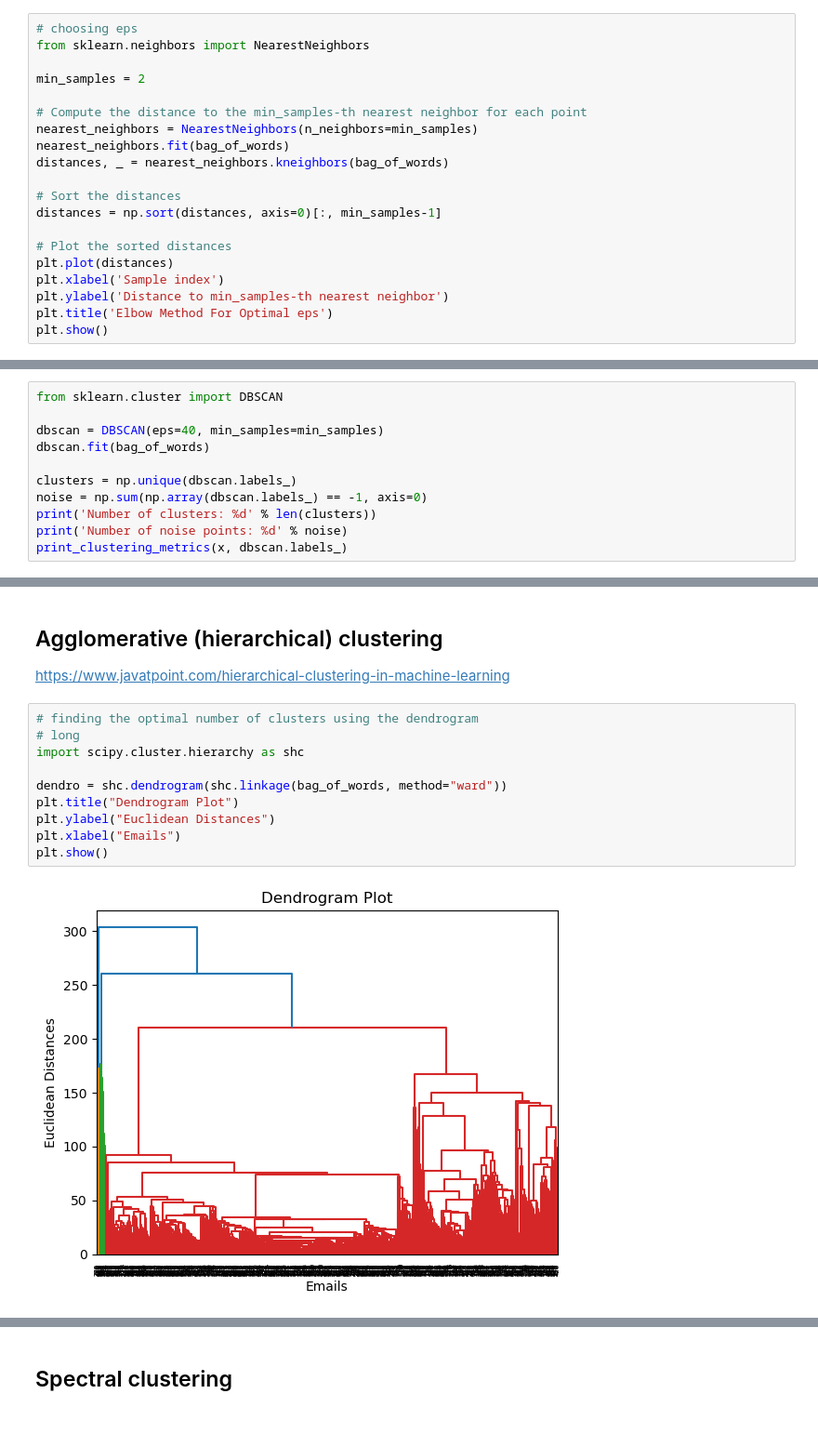
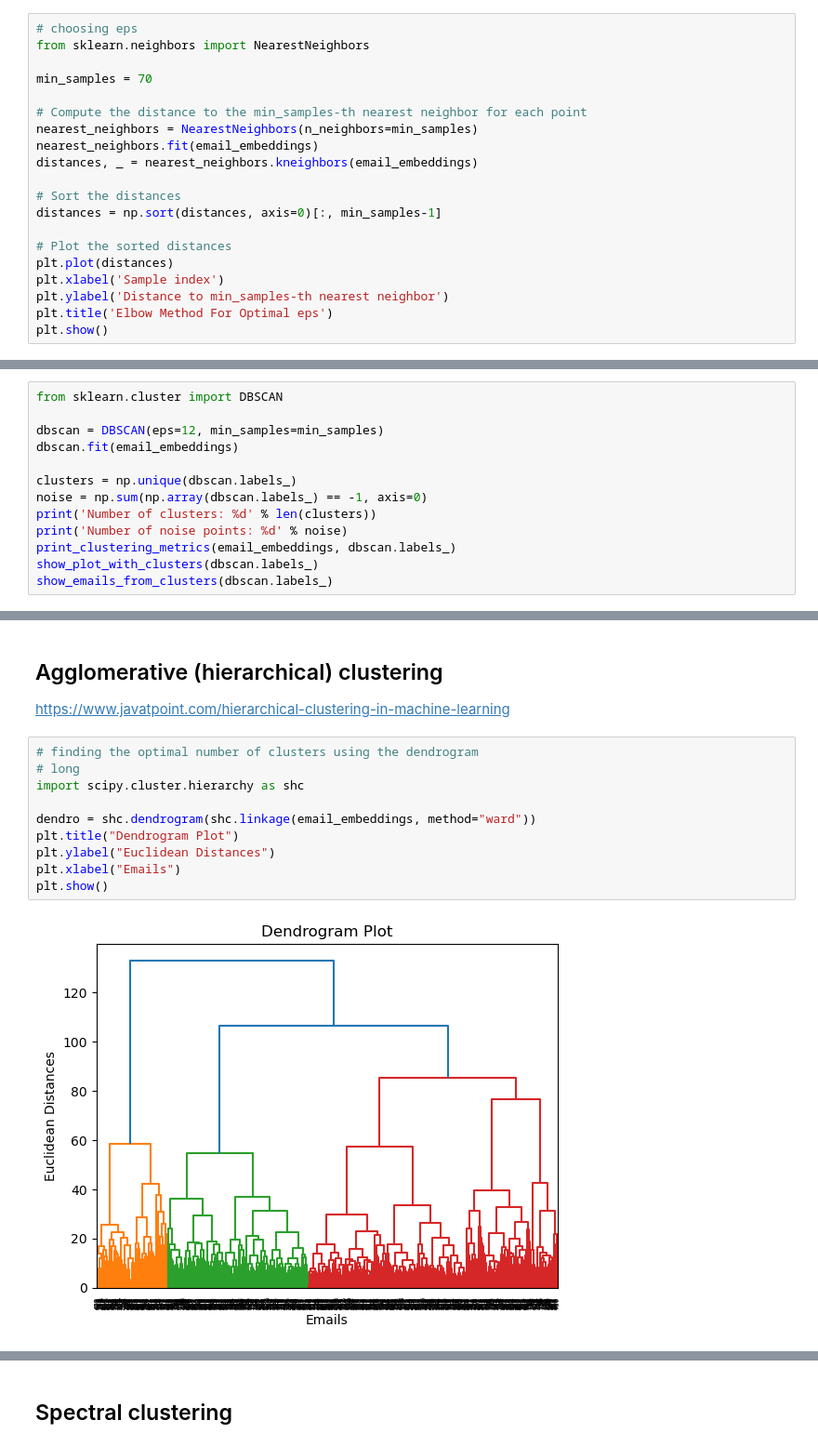
Before and after one commit to phoenixday/ml-algorithms, a Jupyter notebook: spam-ham-emails.ipynb, the cells around one changed output, grey strips where cells are left out. Shown at 93% size. Saved outputs shown, nothing was run; the diff lists cells and outputs as text.

Commit message:
Kaggle Notebook | spam_ham_emails | comments

```diff
--- a/spam-ham-emails.ipynb
+++ b/spam-ham-emails.ipynb
@@ -962,12 +1107,12 @@ http://www.sefidian.com/2022/12/18/how-to-determine-epsilon-and-minpts-parameter
 # choosing eps
 from sklearn.neighbors import NearestNeighbors
 
-min_samples = 2
+min_samples = 70
 
 # Compute the distance to the min_samples-th nearest neighbor for each point
 nearest_neighbors = NearestNeighbors(n_neighbors=min_samples)
-nearest_neighbors.fit(bag_of_words)
-distances, _ = nearest_neighbors.kneighbors(bag_of_words)
+nearest_neighbors.fit(email_embeddings)
+distances, _ = nearest_neighbors.kneighbors(email_embeddings)
 
 # Sort the distances
 distances = np.sort(distances, axis=0)[:, min_samples-1]
@@ -983,12 +1128,14 @@ plt.show()
 # %%
 from sklearn.cluster import DBSCAN
 
-dbscan = DBSCAN(eps=40, min_samples=min_samples)
-dbscan.fit(bag_of_words)
+dbscan = DBSCAN(eps=12, min_samples=min_samples)
+dbscan.fit(email_embeddings)
 
 clusters = np.unique(dbscan.labels_)
 noise = np.sum(np.array(dbscan.labels_) == -1, axis=0)
 print('Number of clusters: %d' % len(clusters))
 print('Number of noise points: %d' % noise)
-print_clustering_metrics(x, dbscan.labels_)
+print_clustering_metrics(email_embeddings, dbscan.labels_)
+show_plot_with_clusters(dbscan.labels_)
+show_emails_from_clusters(dbscan.labels_)
 # %% [output]
@@ -1002,15 +1167,15 @@ https://www.javatpoint.com/hierarchical-clustering-in-machine-learning
 # %%
 # finding the optimal number of clusters using the dendrogram
 # long
 import scipy.cluster.hierarchy as shc
 
-dendro = shc.dendrogram(shc.linkage(bag_of_words, method="ward"))
+dendro = shc.dendrogram(shc.linkage(email_embeddings, method="ward"))
 plt.title("Dendrogram Plot")
 plt.ylabel("Euclidean Distances")
 plt.xlabel("Emails")
 plt.show()
 # %% [output]
-[figure, old version]
+[figure, new version]
 # %%
 from sklearn.cluster import AgglomerativeClustering
 
```
Also changed, not shown: parts of 36 cells of this notebook.
